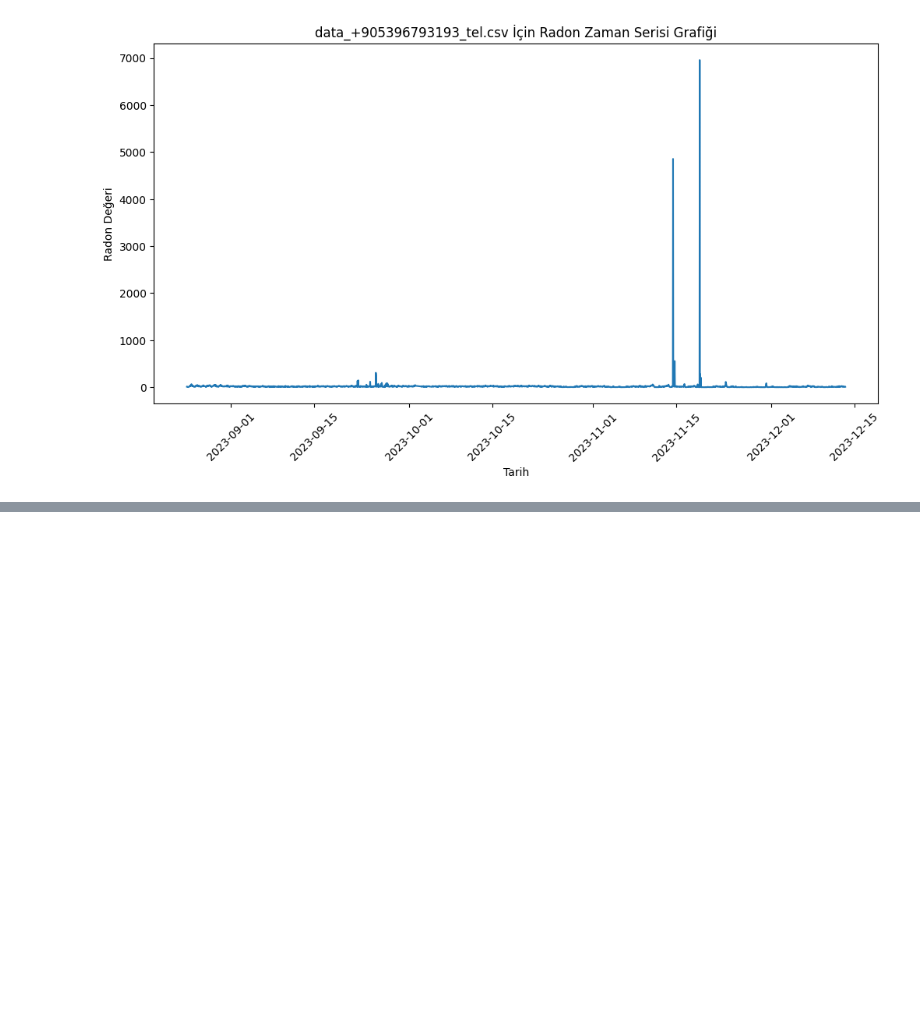
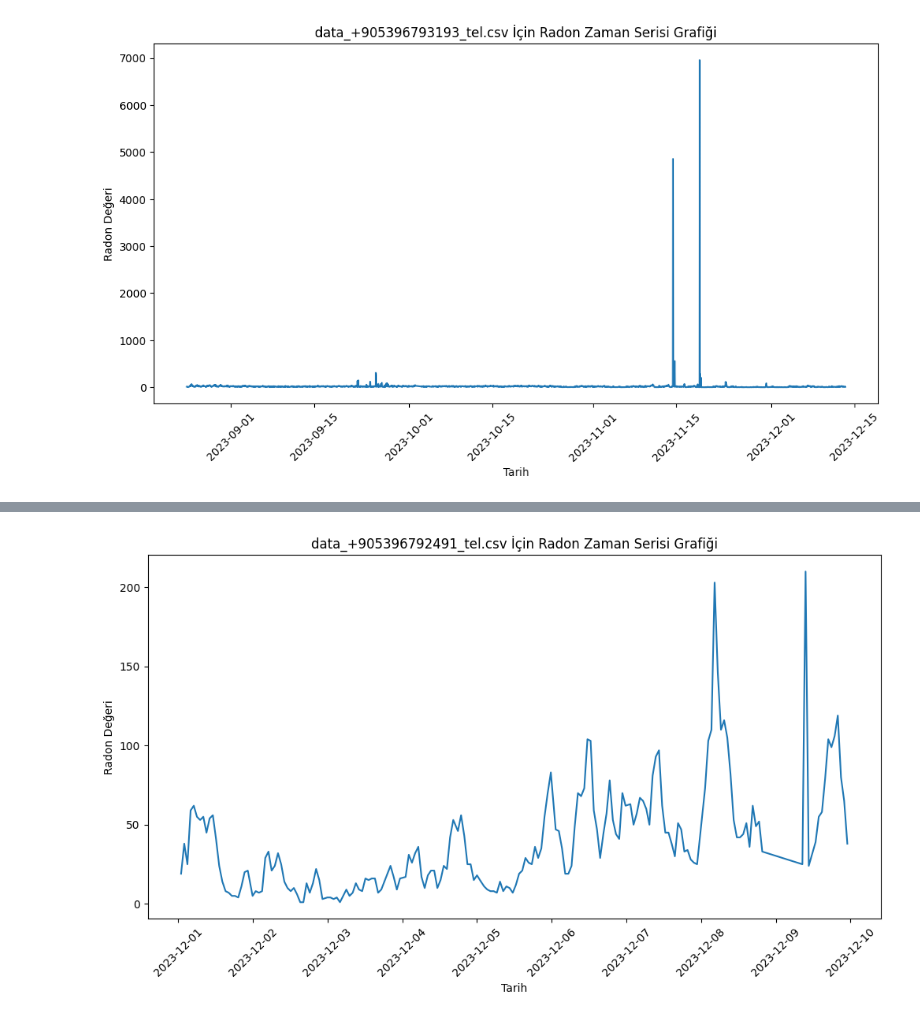
Before and after one commit to beriaacan/Radon-Analysis-with-Deep-Learning-Algorithms, a Jupyter notebook: 2_Data_Analysis.ipynb, the cells around one changed output, grey strips where cells are left out. Saved outputs shown, nothing was run; the diff lists cells and outputs as text; code cells hidden in the pictures; blank space fills up the shorter version.

```diff
--- a/2_Data_Analysis.ipynb
+++ b/2_Data_Analysis.ipynb
@@ -170,0 +232,4 @@ for sheet in chosen_sheets:
+# %%
+plot_and_save_time_series(chosen_sheet_d3, output_folder, start_date, end_date)
+# %% [output]
+[figure, added]
```
Also changed, not shown: parts of 6 cells of this notebook.
